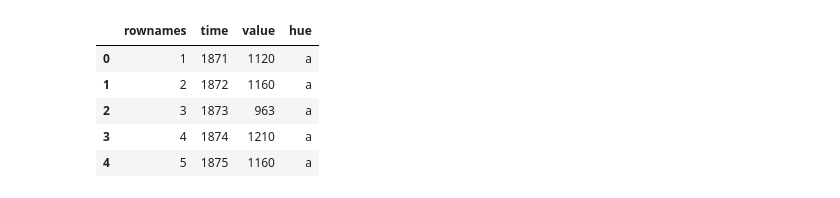
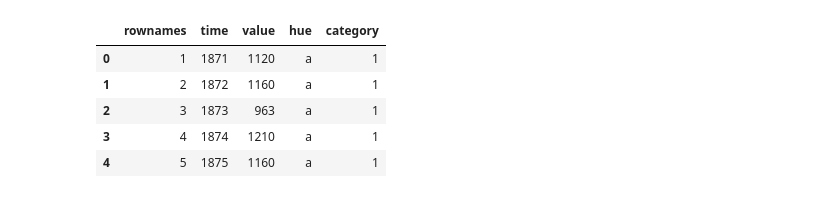
Before and after one commit to Ioka-Yusuke/seaborn_exam, a Jupyter notebook: src/lineplot.ipynb, the cells around one changed output. Cells and saved outputs as stored; diff of their text form; code cells hidden in the pictures.

```diff
--- a/src/lineplot.ipynb
+++ b/src/lineplot.ipynb
@@ -4,19 +3,33 @@ import polars as pl
 import seaborn as sns
 import matplotlib.pyplot as plt
 # %%
-df_1 = pd.read_csv('/workspaces/seaborn_exam/data/input/Nile.csv')
-df_2 = df_1.copy()
-df_2['value'] += 200
-df_1['hue'] = 'a'
-df_2['hue'] = 'b'
-df = pd.concat([df_1, df_2])
+df_1 = (
+        pd.read_csv("/workspaces/seaborn_exam/data/input/Nile.csv")
+        .assign(hue=lambda x: "a")
+    )
+
+df_2 = (
+        pd.read_csv("/workspaces/seaborn_exam/data/input/Nile.csv")
+        .assign(
+            hue=lambda x: "b",
+            value= lambda x: x["value"] + 100
+        )
+    )
+
+df = (
+        pd.concat([df_1, df_2])
+        .assign(
+            category=lambda x: (x['time'] > 1921).astype(int) + 1
+        )
+    )
+
 
 df.head(5)
 # %% [output]
-|  | rownames | time | value | hue |
-| 0 | 1 | 1871 | 1120 | a |
-| 1 | 2 | 1872 | 1160 | a |
-| 2 | 3 | 1873 | 963 | a |
-| 3 | 4 | 1874 | 1210 | a |
-| 4 | 5 | 1875 | 1160 | a |
+|  | rownames | time | value | hue | category |
+| 0 | 1 | 1871 | 1120 | a | 1 |
+| 1 | 2 | 1872 | 1160 | a | 1 |
+| 2 | 3 | 1873 | 963 | a | 1 |
+| 3 | 4 | 1874 | 1210 | a | 1 |
+| 4 | 5 | 1875 | 1160 | a | 1 |
 # %%
```
Also changed, not shown: parts of 2 cells of this notebook, 4 other files.
